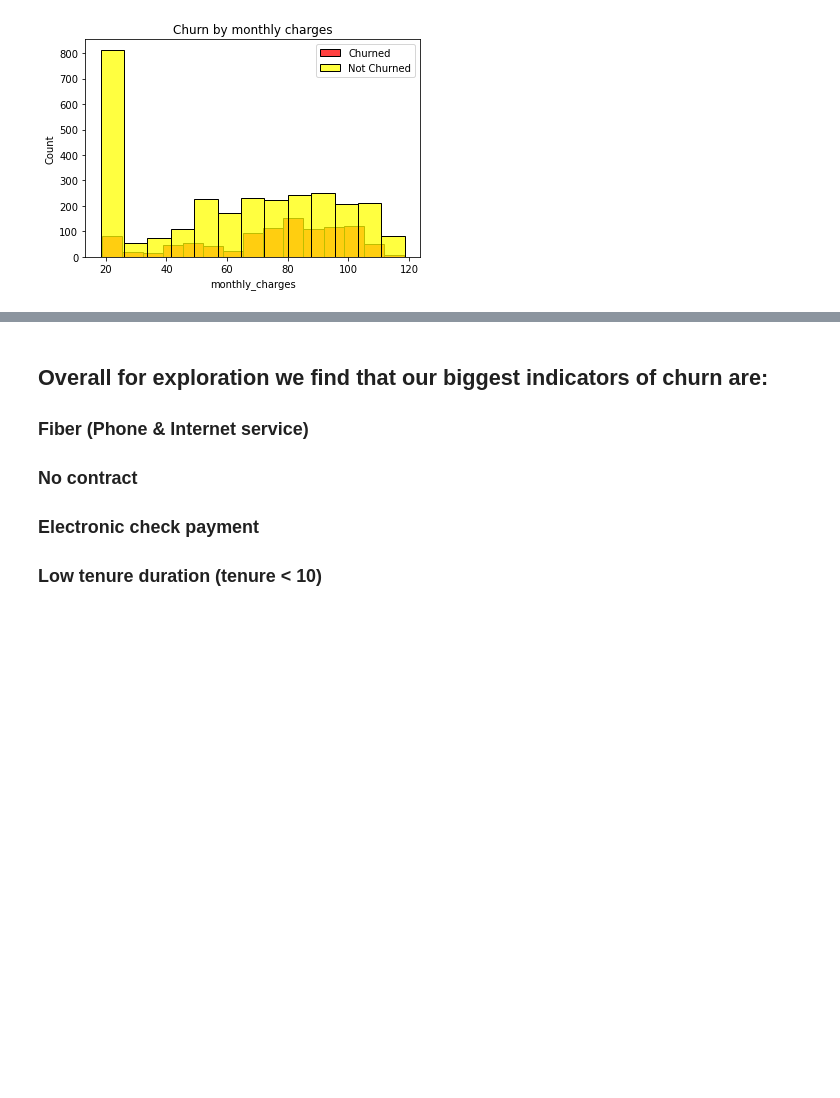
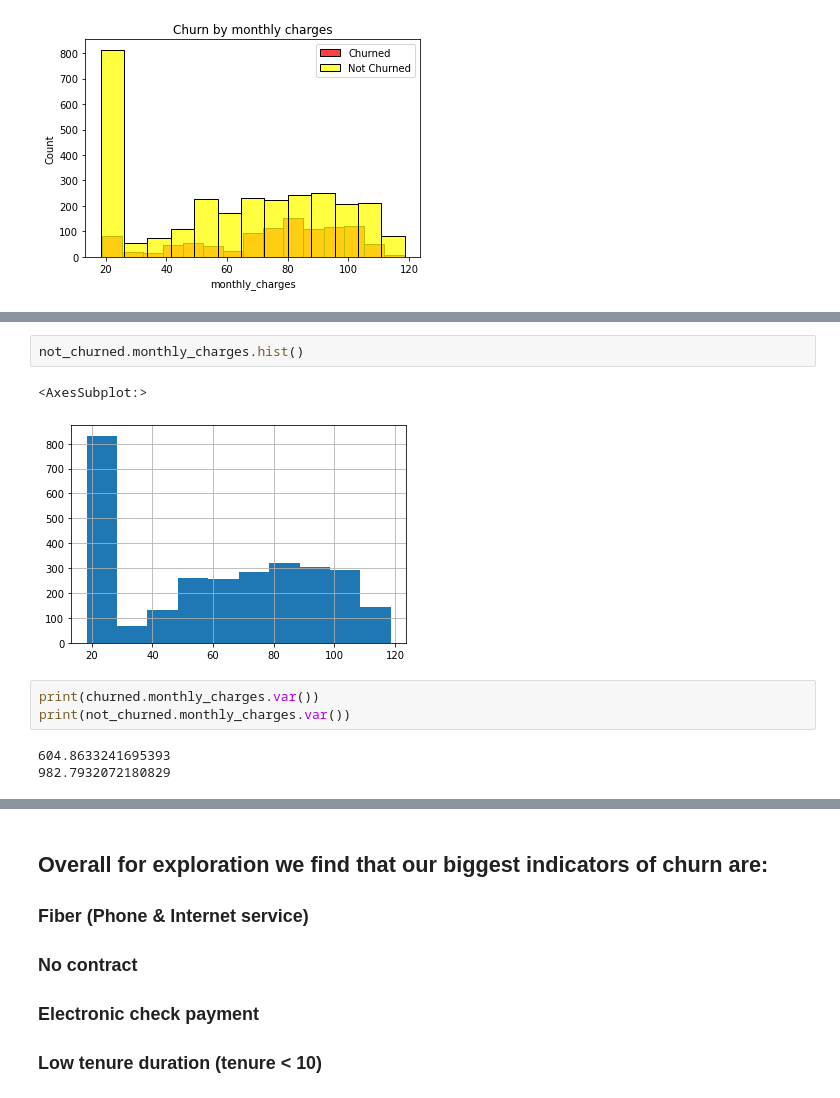
Before and after one commit to watermanbrandyn/classification_project, a Jupyter notebook: classification_workbook.ipynb, the cells around one changed output, grey strips where cells are left out. Saved outputs shown, nothing was run; the diff lists cells and outputs as text; blank space fills up the shorter version.

```diff
--- a/classification_workbook.ipynb
+++ b/classification_workbook.ipynb
@@ -893,0 +906,11 @@ plt.legend()
+# %%
+not_churned.monthly_charges.hist()
+# %% [output]
+<AxesSubplot:>
+[figure, added]
+# %%
+print(churned.monthly_charges.var())
+print(not_churned.monthly_charges.var())
+# %% [output]
+604.8633241695393
+982.7932072180829
```
Also changed, not shown: parts of 5 cells of this notebook.
